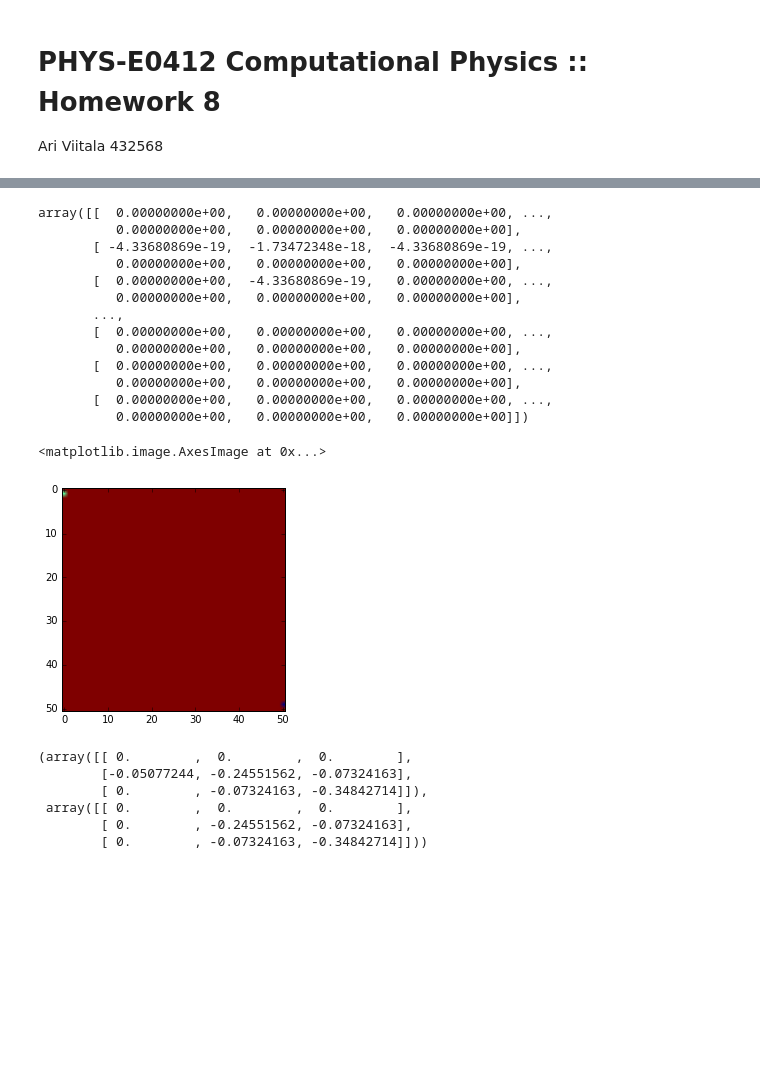
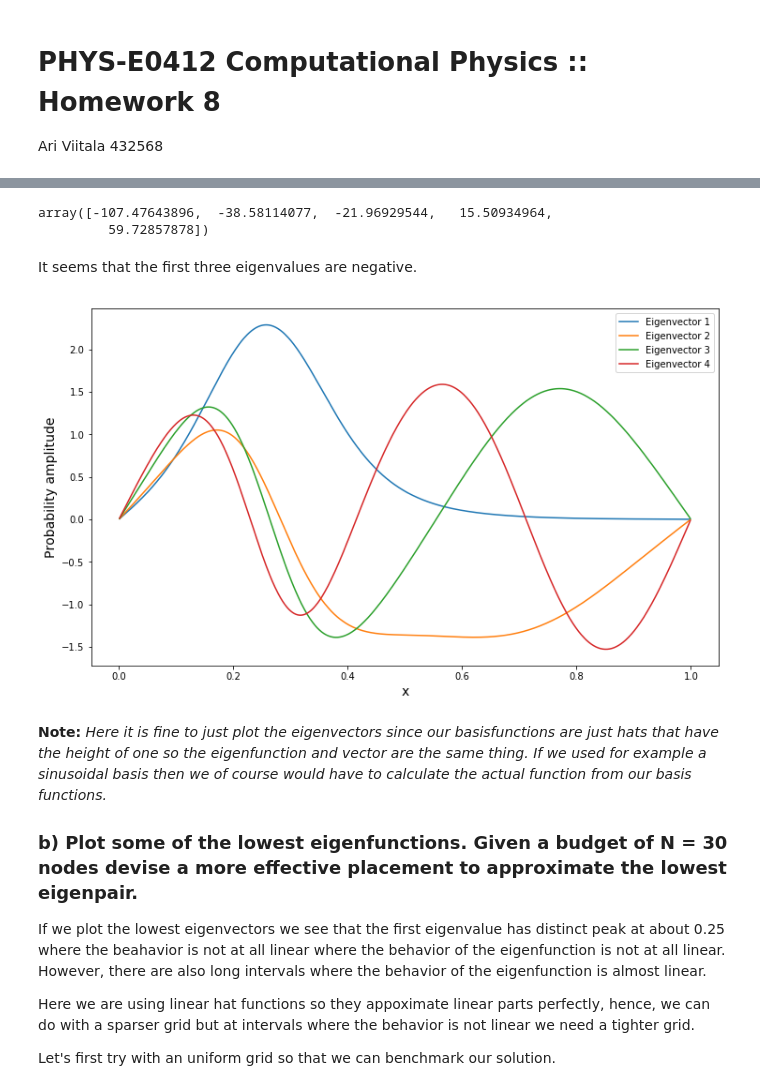
Before and after one commit to ari-viitala/CompPhys, a Jupyter notebook: Viikko8/Viikko8.ipynb, the cells around one changed output, grey strips where cells are left out. Cells and saved outputs as stored; diff of their text form; code cells hidden in the pictures; blank space fills up the shorter version.

```diff
--- a/Viikko8/Viikko8.ipynb
+++ b/Viikko8/Viikko8.ipynb
@@ -54,5 +71,0 @@ a, b = scipy.linalg.eigh(H[1:N-1,1:N-1], S[1:N-1,1:N-1])
-# %%
-#plt.plot(pot(x))
-for i in range(0, 4):
-    plt.plot(-b[:, i], label = str(i), marker = "x")
-plt.legend()
@@ -109,10 +78,0 @@ def error(x):
-# %%
-best = np.linspace(0,1,30)
-best_e = 1000
-for i in range(0, 1000):
-    new_x = np.sort(np.random.random(30))
-    e = error(new_x)
-    if e < best_e:
-        best = new_x
-        best_e = e
-        print(e)
@@ -142,4 +78,0 @@ d1_schrodde(best)[0][0]
-# %%
-x = np.linspace(0, 1, 30)
-np.diff(x)
-interp = interpolate.interp1d(np.linspace(0, 1, N-2), analytical)
@@ -175,3 +78,0 @@ c,d = scipy.linalg.eigh(MH[1:N-1,1:N-1], MS[1:N-1,1:N-1])
-# %%
-for i in range(0, 4):
-    plt.plot(-d[:, i])
@@ -190,30 +79,27 @@ plt.imshow(S - MS)
-# %%
-S - MS
-# %% [output]
-array([[  0.00000000e+00,   0.00000000e+00,   0.00000000e+00, ...,
-          0.00000000e+00,   0.00000000e+00,   0.00000000e+00],
-       [ -4.33680869e-19,  -1.73472348e-18,  -4.33680869e-19, ...,
-          0.00000000e+00,   0.00000000e+00,   0.00000000e+00],
-       [  0.00000000e+00,  -4.33680869e-19,   0.00000000e+00, ...,
-          0.00000000e+00,   0.00000000e+00,   0.00000000e+00],
-       ...,
-       [  0.00000000e+00,   0.00000000e+00,   0.00000000e+00, ...,
-          0.00000000e+00,   0.00000000e+00,   0.00000000e+00],
-       [  0.00000000e+00,   0.00000000e+00,   0.00000000e+00, ...,
-          0.00000000e+00,   0.00000000e+00,   0.00000000e+00],
-       [  0.00000000e+00,   0.00000000e+00,   0.00000000e+00, ...,
-          0.00000000e+00,   0.00000000e+00,   0.00000000e+00]])
-# %%
-plt.imshow(V - MV)
-# %% [output]
-<matplotlib.image.AxesImage at 0x...>
-[figure, removed]
-# %%
-V[:3, :3],MV[:3, :3            ]
-# %% [output]
-(array([[ 0.        ,  0.        ,  0.        ],
-        [-0.05077244, -0.24551562, -0.07324163],
-        [ 0.        , -0.07324163, -0.34842714]]),
- array([[ 0.        ,  0.        ,  0.        ],
-        [ 0.        , -0.24551562, -0.07324163],
-        [ 0.        , -0.07324163, -0.34842714]]))
+# %%
+l[:5]
+# %% [output]
+array([-107.47643896,  -38.58114077,  -21.96929544,   15.50934964,
+         59.72857878])
+# %% [markdown]
+It seems that the first three eigenvalues are negative.
+# %%
+plt.figure(1, (12, 7))
+for i in range(4):
+    plt.plot(x[1:-1], v[:,i], label = "Eigenvector " + str(i + 1))
+
+plt.xlabel("x", size = 14)
+plt.ylabel("Probability amplitude", size = 14)
+plt.legend()
+plt.show()
+# %% [output]
+[figure, added]
+# %% [markdown]
+**Note:** _Here it is fine to just plot the eigenvectors since our basisfunctions are just hats that have the height of one so the eigenfunction and vector are the same thing. If we used for example a sinusoidal basis then we of course would have to calculate the actual function from our basis functions._
+
+### b) Plot some of the lowest eigenfunctions. Given a budget of N = 30 nodes devise a more effective placement to approximate the lowest eigenpair.
+If we plot the lowest eigenvectors we see that the first eigenvalue has distinct peak at about 0.25 where the beahavior is not at all linear where the behavior of the eigenfunction is not at all linear. However, there are also long intervals where the behavior of the eigenfunction is almost linear.
+
+Here we are using linear hat functions so they appoximate linear parts perfectly, hence, we can do with a sparser grid but at intervals where the behavior is not linear we need a tighter grid.
+
+Let's first try with an uniform grid so that we can benchmark our solution.
```
Also changed, not shown: parts of 38 cells of this notebook, 5 other files.
